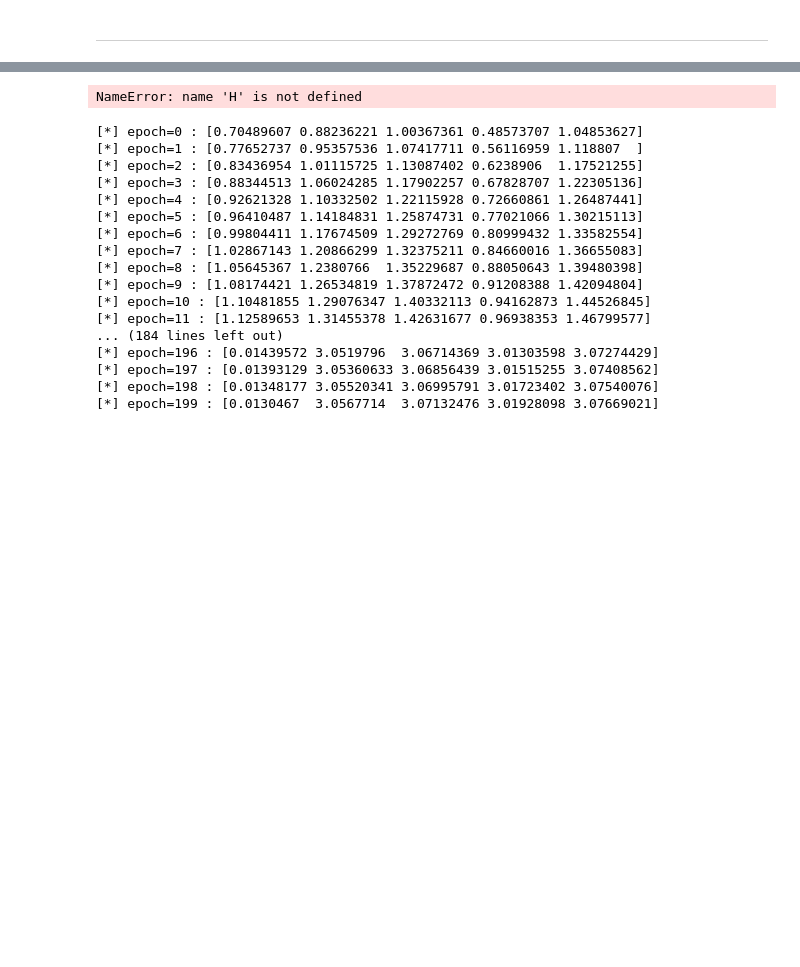
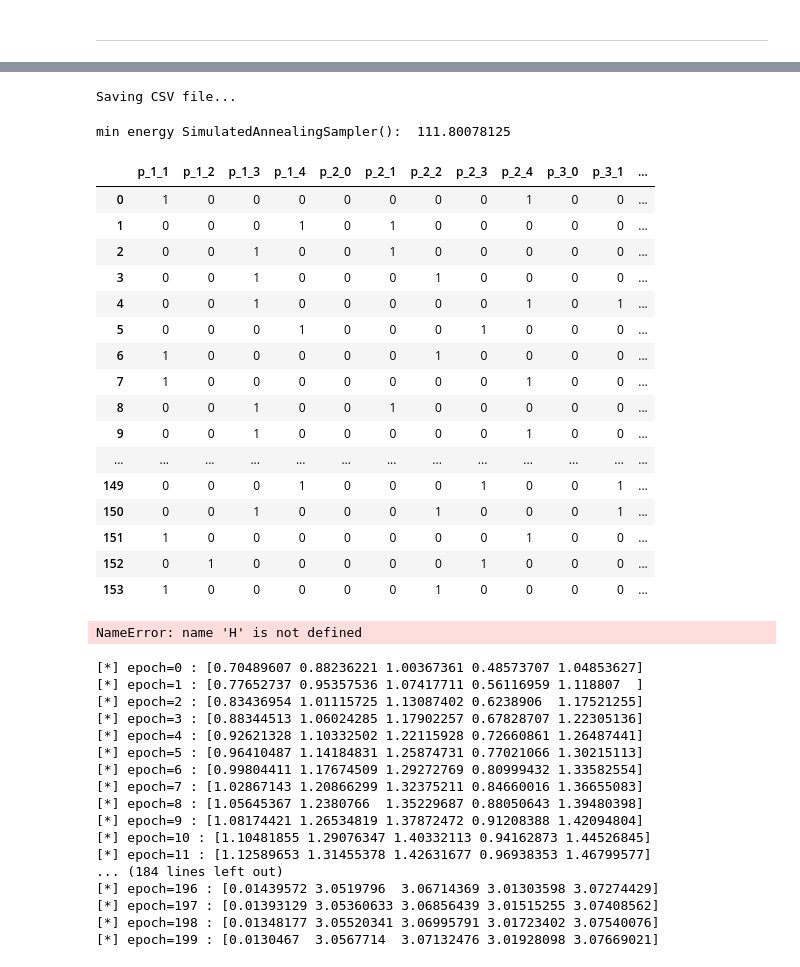
Before and after one commit to Dpbm/optimization-path, a Jupyter notebook: quantum.ipynb, the cells around one changed output, grey strips where cells are left out. Cells and saved outputs as stored; diff of their text form; code cells hidden in the pictures; blank space fills up the shorter version.

Commit message:
got first result

```diff
--- a/quantum.ipynb
+++ b/quantum.ipynb
@@ -126,20 +127,35 @@ letters = ('A', 'B', 'C', 'D', 'E')
 variables = ''
 using_letters = ''
 
-for i in range(5):
-    for j in range(5):
-        for k in range(5):
-            if(i == j or j == k or k == i):
-                continue
 
-            #timestamp - last step - actual step
+#format: timestep - last step - actual step
+for timestep in range(5):
+    if(timestep == 0):
+        for i,letter in enumerate(letters[1:]):
+            using_letters += f'T{timestep}LAN{letter} + '
+            variables += f'T{timestep}L0N{i+1} + '
 
-            using_letters += f'{i}{letters[j]}{letters[k]}'
-            variables += f'x{i}{j}x{k} '
+    elif (timestep == 1):
+        for i,prev_letter in enumerate(letters[1:]):
+            for j, next_letter in enumerate(letters):
+                if(prev_letter == next_letter):
+                    continue
 
-            if(not (i == 4 and j == 4 and k == 3)):
-                variables += '+'
-                using_letters += '+'
+                using_letters += f'T{timestep}L{prev_letter}N{next_letter} + '
+                variables += f'T{timestep}L{i+1}N{j} + '
+    else:
+        for i, prev_letter in enumerate(letters):
+            for j, next_letter in enumerate(letters):
+                if(prev_letter == next_letter):
+                    continue
+
+                using_letters += f'T{timestep}L{prev_letter}N{next_letter}'
+                variables += f'T{timestep}L{i}N{j}'
+
+                if(not(i == len(letters)-1 and j == len(letters)-2 and timestep == 4)):
+                    using_letters += " +"
+                    variables += " +"
+
 
 display(Math(variables))
 display(Math(using_letters))
@@ -192,0 +225,4 @@ x44
+# %%
+sampler = SimulatedAnnealingSampler()
+sampleset = sampler.sample(qubo, num_reads=1000)
+print(sampleset)
@@ -193,3 +247,36 @@ x44
+# %%
+result = sampleset.to_pandas_dataframe()
+print('Saving CSV file...')
+result.to_csv("first-test-result.csv")
+# %% [output]
+Saving CSV file...
+# %%
+min_energy = result['energy'].min()
+print('min energy SimulatedAnnealingSampler(): ', min_energy)
+# %% [output]
+min energy SimulatedAnnealingSampler():  111.80078125
+# %%
+lowest_energies = sampleset.lowest().to_pandas_dataframe()
+
+lowest_energies
+# %% [output]
+|  | p_1_1 | p_1_2 | p_1_3 | p_1_4 | p_2_0 | p_2_1 | p_2_2 | p_2_3 | p_2_4 | p_3_0 | p_3_1 | ... |
+| 0 | 1 | 0 | 0 | 0 | 0 | 0 | 0 | 0 | 1 | 0 | 0 | ... |
+| 1 | 0 | 0 | 0 | 1 | 0 | 1 | 0 | 0 | 0 | 0 | 0 | ... |
+| 2 | 0 | 0 | 1 | 0 | 0 | 1 | 0 | 0 | 0 | 0 | 0 | ... |
+| 3 | 0 | 0 | 1 | 0 | 0 | 0 | 1 | 0 | 0 | 0 | 0 | ... |
+| 4 | 0 | 0 | 1 | 0 | 0 | 0 | 0 | 0 | 1 | 0 | 1 | ... |
+| 5 | 0 | 0 | 0 | 1 | 0 | 0 | 0 | 1 | 0 | 0 | 0 | ... |
+| 6 | 1 | 0 | 0 | 0 | 0 | 0 | 1 | 0 | 0 | 0 | 0 | ... |
+| 7 | 1 | 0 | 0 | 0 | 0 | 0 | 0 | 0 | 1 | 0 | 0 | ... |
+| 8 | 0 | 0 | 1 | 0 | 0 | 1 | 0 | 0 | 0 | 0 | 0 | ... |
+| 9 | 0 | 0 | 1 | 0 | 0 | 0 | 0 | 0 | 1 | 0 | 0 | ... |
+| ... | ... | ... | ... | ... | ... | ... | ... | ... | ... | ... | ... | ... |
+| 149 | 0 | 0 | 0 | 1 | 0 | 0 | 0 | 1 | 0 | 0 | 1 | ... |
+| 150 | 0 | 0 | 1 | 0 | 0 | 0 | 1 | 0 | 0 | 0 | 1 | ... |
+| 151 | 1 | 0 | 0 | 0 | 0 | 0 | 0 | 0 | 1 | 0 | 0 | ... |
+| 152 | 0 | 1 | 0 | 0 | 0 | 0 | 0 | 1 | 0 | 0 | 0 | ... |
+| 153 | 1 | 0 | 0 | 0 | 0 | 0 | 1 | 0 | 0 | 0 | 0 | ... |
 # %%
 device = qml.device("default.qubit", wires=H.wires)
 # %% [output]
```
Also changed, not shown: parts of 5 cells of this notebook, 1 other file.
